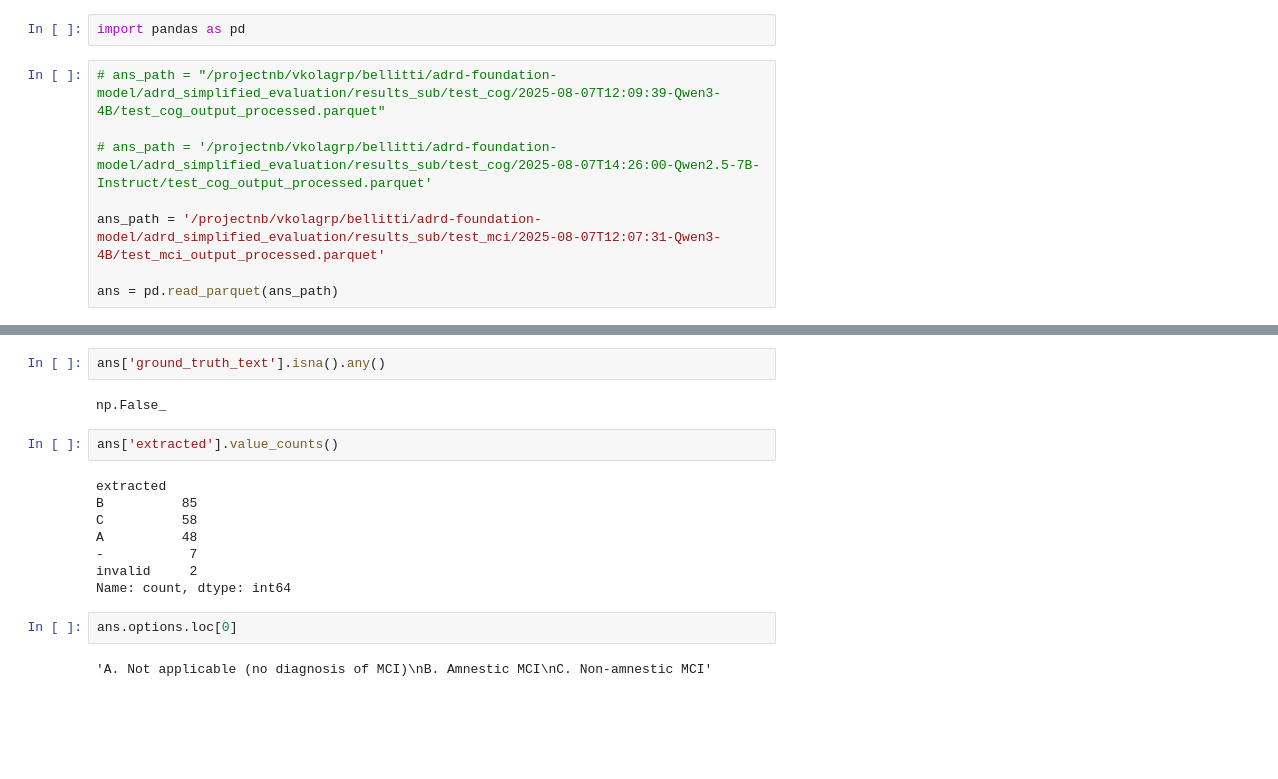
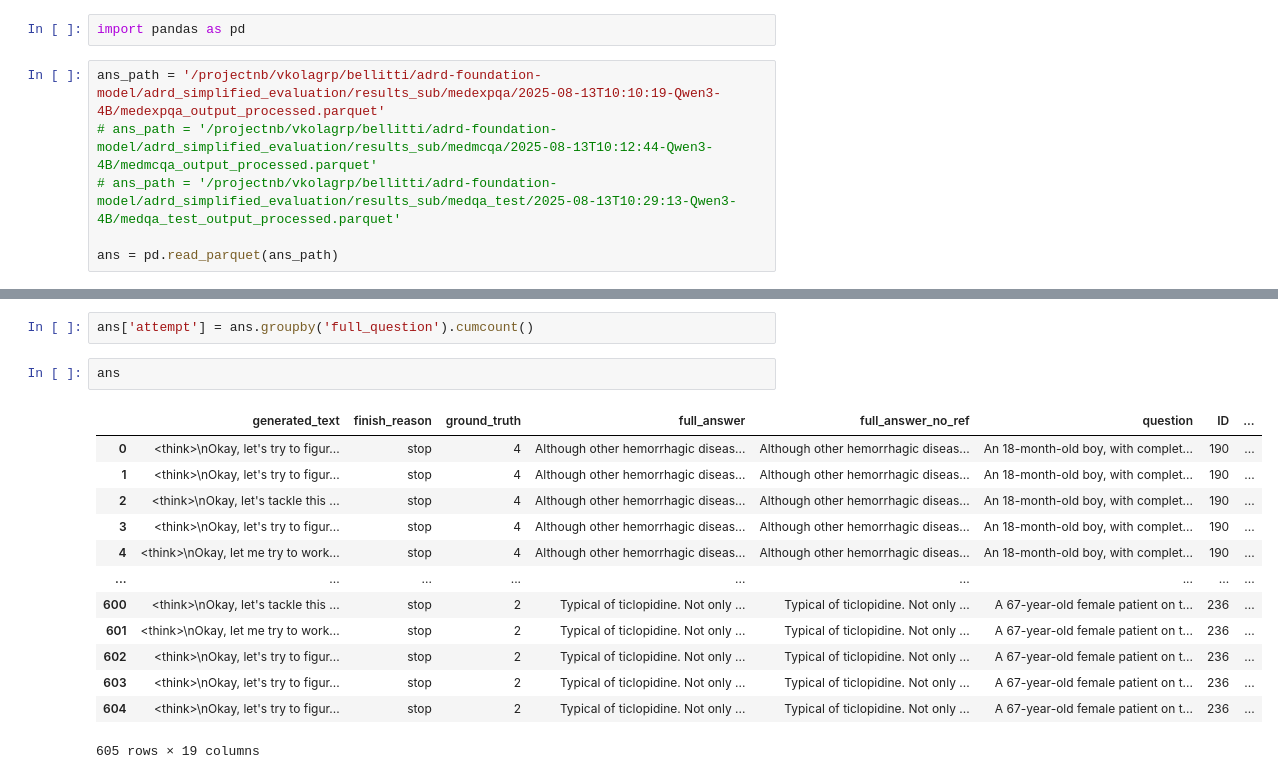
Before and after one commit to vkola-lab/lunar, a Jupyter notebook: adrd_simplified_evaluation/notebooks/extracted_answers.ipynb, the cells around one changed output, grey strips where cells are left out. Saved outputs shown, nothing was run; the diff lists cells and outputs as text; blank space fills up the shorter version.

```diff
--- a/adrd_simplified_evaluation/notebooks/extracted_answers.ipynb
+++ b/adrd_simplified_evaluation/notebooks/extracted_answers.ipynb
@@ -1,10 +1,8 @@
 # %%
 import pandas as pd
 # %%
-# ans_path = "/projectnb/vkolagrp/bellitti/adrd-foundation-model/adrd_simplified_evaluation/results_sub/test_cog/2025-08-07T12:09:39-Qwen3-4B/test_cog_output_processed.parquet"
-
-# ans_path = '/projectnb/vkolagrp/bellitti/adrd-foundation-model/adrd_simplified_evaluation/results_sub/test_cog/2025-08-07T14:26:00-Qwen2.5-7B-Instruct/test_cog_output_processed.parquet'
-
-ans_path = '/projectnb/vkolagrp/bellitti/adrd-foundation-model/adrd_simplified_evaluation/results_sub/test_mci/2025-08-07T12:07:31-Qwen3-4B/test_mci_output_processed.parquet'
+ans_path = '/projectnb/vkolagrp/bellitti/adrd-foundation-model/adrd_simplified_evaluation/results_sub/medexpqa/2025-08-13T10:10:19-Qwen3-4B/medexpqa_output_processed.parquet'
+# ans_path = '/projectnb/vkolagrp/bellitti/adrd-foundation-model/adrd_simplified_evaluation/results_sub/medmcqa/2025-08-13T10:12:44-Qwen3-4B/medmcqa_output_processed.parquet'
+# ans_path = '/projectnb/vkolagrp/bellitti/adrd-foundation-model/adrd_simplified_evaluation/results_sub/medqa_test/2025-08-13T10:29:13-Qwen3-4B/medqa_test_output_processed.parquet'
 
 ans = pd.read_parquet(ans_path)
@@ -17,18 +24,18 @@ ans[ans['extracted'] == 'invalid'].head()
-# %%
-ans['ground_truth_text'].isna().any()
-# %% [output]
-np.False_
+# %%
+ans['attempt'] = ans.groupby('full_question').cumcount()
 # %%
-ans['extracted'].value_counts()
+ans
 # %% [output]
+|  | generated_text | finish_reason | ground_truth | full_answer | full_answer_no_ref | question | ID | ... |
+| 0 | <think>\nOkay, let's try to figur... | stop | 4 | Although other hemorrhagic diseas... | Although other hemorrhagic diseas... | An 18-month-old boy, with complet... | 190 | ... |
+| 1 | <think>\nOkay, let's try to figur... | stop | 4 | Although other hemorrhagic diseas... | Although other hemorrhagic diseas... | An 18-month-old boy, with complet... | 190 | ... |
+| 2 | <think>\nOkay, let's tackle this ... | stop | 4 | Although other hemorrhagic diseas... | Although other hemorrhagic diseas... | An 18-month-old boy, with complet... | 190 | ... |
+| 3 | <think>\nOkay, let's try to figur... | stop | 4 | Although other hemorrhagic diseas... | Although other hemorrhagic diseas... | An 18-month-old boy, with complet... | 190 | ... |
+| 4 | <think>\nOkay, let me try to work... | stop | 4 | Although other hemorrhagic diseas... | Although other hemorrhagic diseas... | An 18-month-old boy, with complet... | 190 | ... |
+| ... | ... | ... | ... | ... | ... | ... | ... | ... |
+| 600 | <think>\nOkay, let's tackle this ... | stop | 2 | Typical of ticlopidine. Not only ... | Typical of ticlopidine. Not only ... | A 67-year-old female patient on t... | 236 | ... |
+| 601 | <think>\nOkay, let me try to work... | stop | 2 | Typical of ticlopidine. Not only ... | Typical of ticlopidine. Not only ... | A 67-year-old female patient on t... | 236 | ... |
+| 602 | <think>\nOkay, let's try to figur... | stop | 2 | Typical of ticlopidine. Not only ... | Typical of ticlopidine. Not only ... | A 67-year-old female patient on t... | 236 | ... |
+| 603 | <think>\nOkay, let's try to figur... | stop | 2 | Typical of ticlopidine. Not only ... | Typical of ticlopidine. Not only ... | A 67-year-old female patient on t... | 236 | ... |
+| 604 | <think>\nOkay, let's try to figur... | stop | 2 | Typical of ticlopidine. Not only ... | Typical of ticlopidine. Not only ... | A 67-year-old female patient on t... | 236 | ... |
-extracted
-B          85
-C          58
-A          48
--           7
-invalid     2
-Name: count, dtype: int64
+605 rows × 19 columns
-# %%
-ans.options.loc[0]
-# %% [output]
-'A. Not applicable (no diagnosis of MCI)\nB. Amnestic MCI\nC. Non-amnestic MCI'
```
Also changed, not shown: parts of 6 cells of this notebook, 6 other files.
